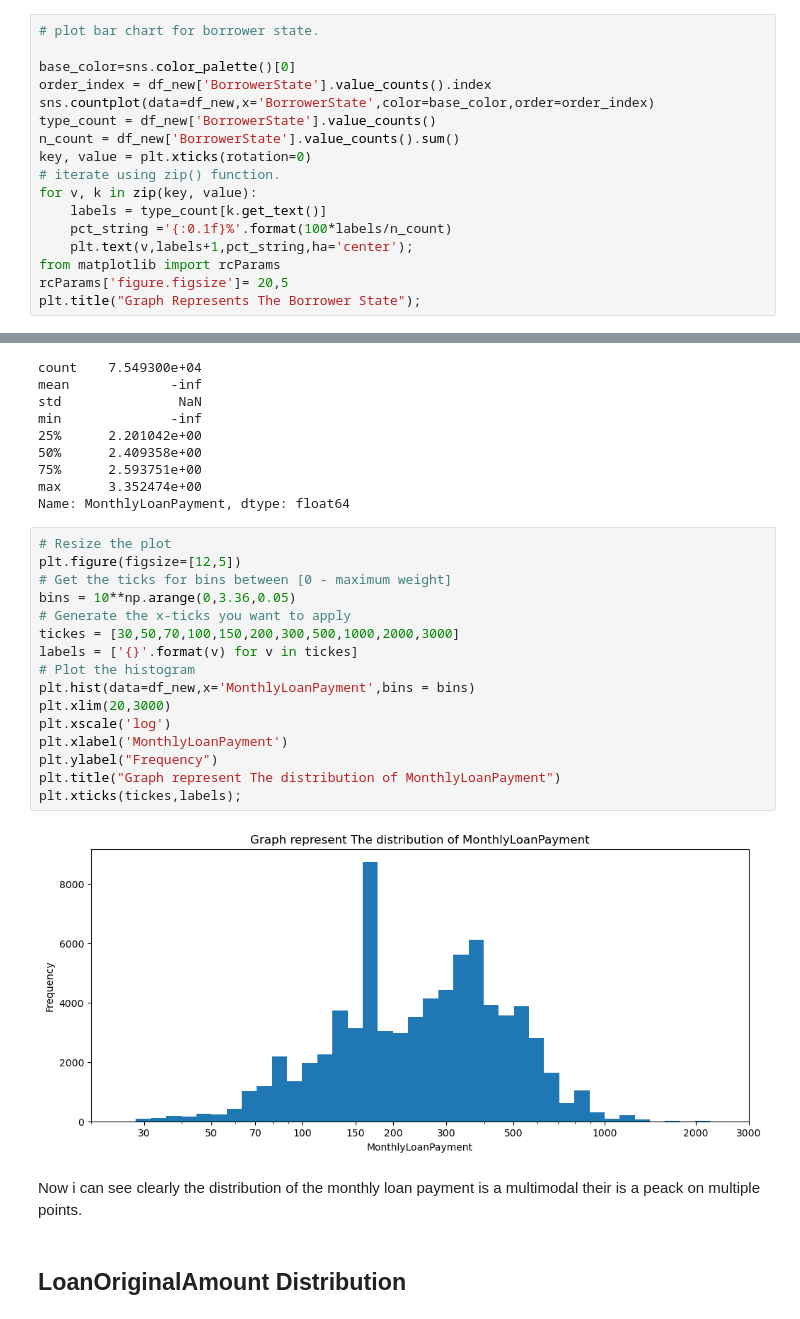
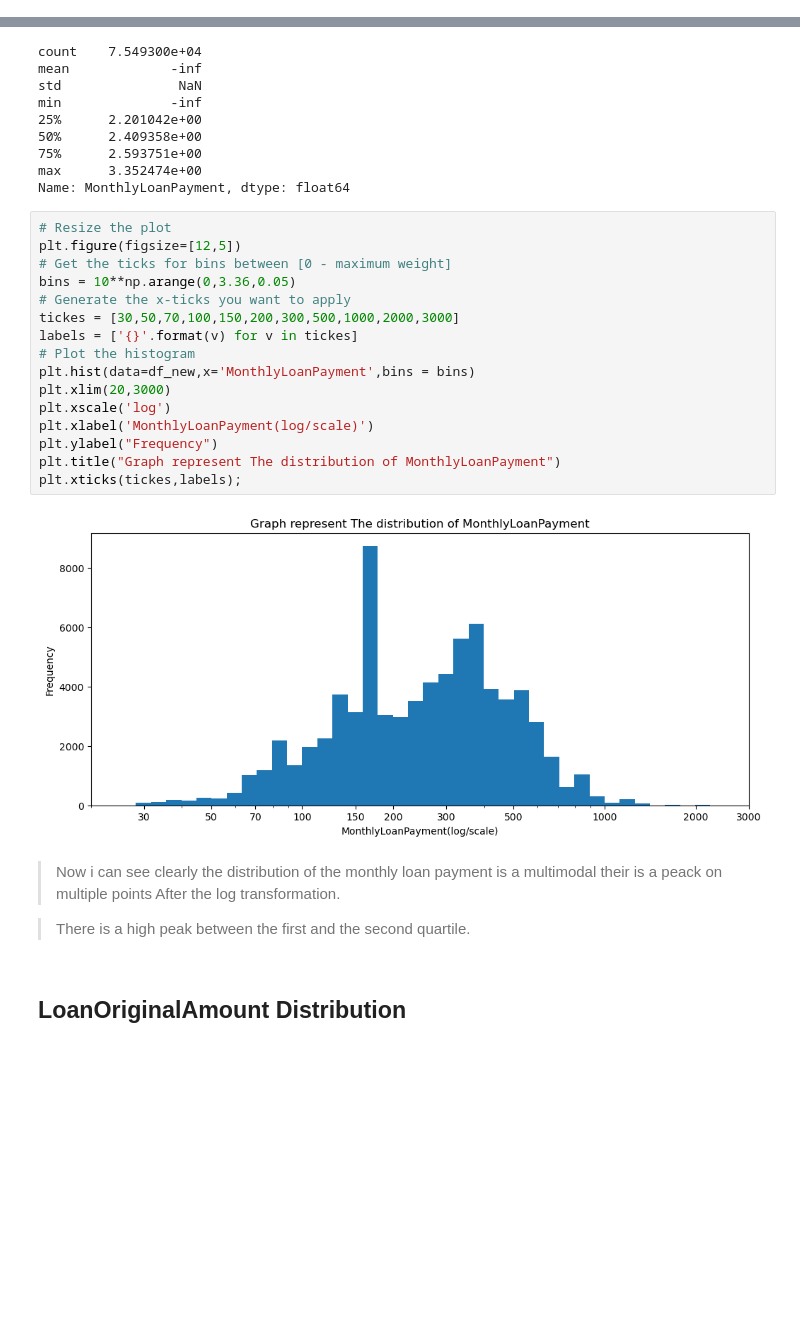
Before and after one commit to Xmuluneh/Project_lone, a Jupyter notebook: Part_I_exploration.ipynb, the cells around one changed output, grey strips where cells are left out. Cells and saved outputs as stored; diff of their text form; blank space fills up the shorter version.

```diff
--- a/Part_I_exploration.ipynb
+++ b/Part_I_exploration.ipynb
@@ -356,20 +350,3 @@ plt.title("Graph Represents The Prosper Rating");
 <p>From the prosper rating grade <strong>C</strong> is the highst rating which is 21.6% the seond and the thired rating is <strong>B</strong> and <strong>A</strong> with 18.4% and 17.7% respectively the last is <strong>AA</strong> with 6.7%</p>
 # %% [markdown]
 ## BorrowerState Distribution
-# %%
-# plot bar chart for borrower state.
-
-base_color=sns.color_palette()[0]
-order_index = df_new['BorrowerState'].value_counts().index
-sns.countplot(data=df_new,x='BorrowerState',color=base_color,order=order_index)
-type_count = df_new['BorrowerState'].value_counts()
-n_count = df_new['BorrowerState'].value_counts().sum()
-key, value = plt.xticks(rotation=0)
-# iterate using zip() function.
-for v, k in zip(key, value):
-    labels = type_count[k.get_text()]
-    pct_string ='{:0.1f}%'.format(100*labels/n_count)
-    plt.text(v,labels+1,pct_string,ha='center');
-from matplotlib import rcParams
-rcParams['figure.figsize']= 20,5
-plt.title("Graph Represents The Borrower State");
@@ -504,23 +484,25 @@ Name: MonthlyLoanPayment, dtype: float64
 # %%
 # Resize the plot
 plt.figure(figsize=[12,5])
 # Get the ticks for bins between [0 - maximum weight]
 bins = 10**np.arange(0,3.36,0.05)
 # Generate the x-ticks you want to apply
 tickes = [30,50,70,100,150,200,300,500,1000,2000,3000]
 labels = ['{}'.format(v) for v in tickes]
 # Plot the histogram
 plt.hist(data=df_new,x='MonthlyLoanPayment',bins = bins)
 plt.xlim(20,3000)
 plt.xscale('log')
-plt.xlabel('MonthlyLoanPayment')
+plt.xlabel('MonthlyLoanPayment(log/scale)')
 plt.ylabel("Frequency")
 plt.title("Graph represent The distribution of MonthlyLoanPayment")
 plt.xticks(tickes,labels);
 # %% [output]
-[figure, old version]
+[figure, new version]
 # %% [markdown]
-<p>Now i can see clearly the distribution of the monthly loan payment is a multimodal their is a peack on multiple points.  </p>
+> Now i can see clearly the distribution of the monthly loan payment is a multimodal their is a peack on multiple points After the log transformation.
+
+> There is a high peak between the first and the second quartile.
 # %% [markdown]
 ## LoanOriginalAmount Distribution
 # %%
```
Also changed, not shown: parts of 14 cells of this notebook.
